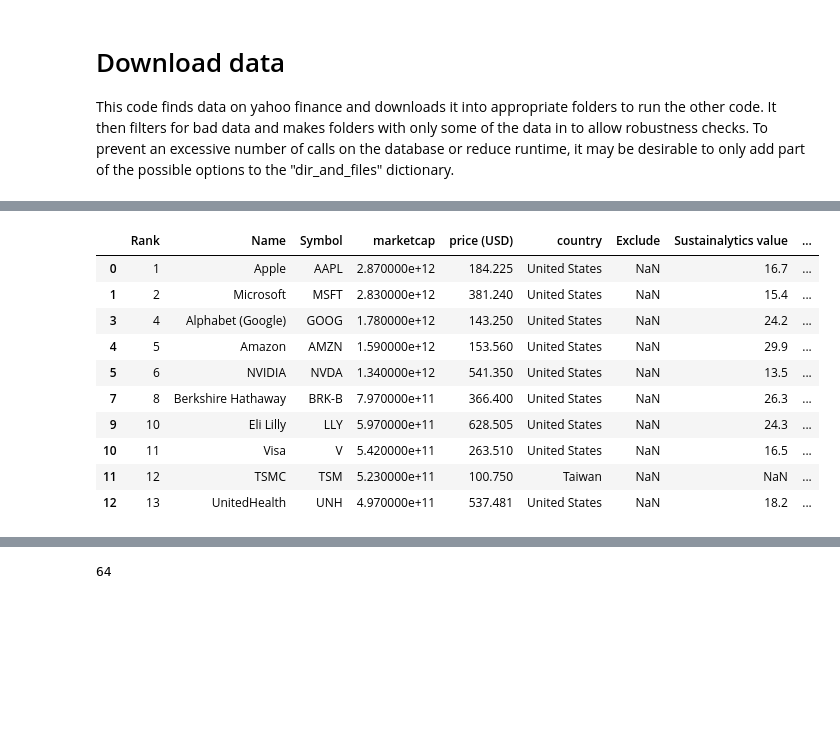
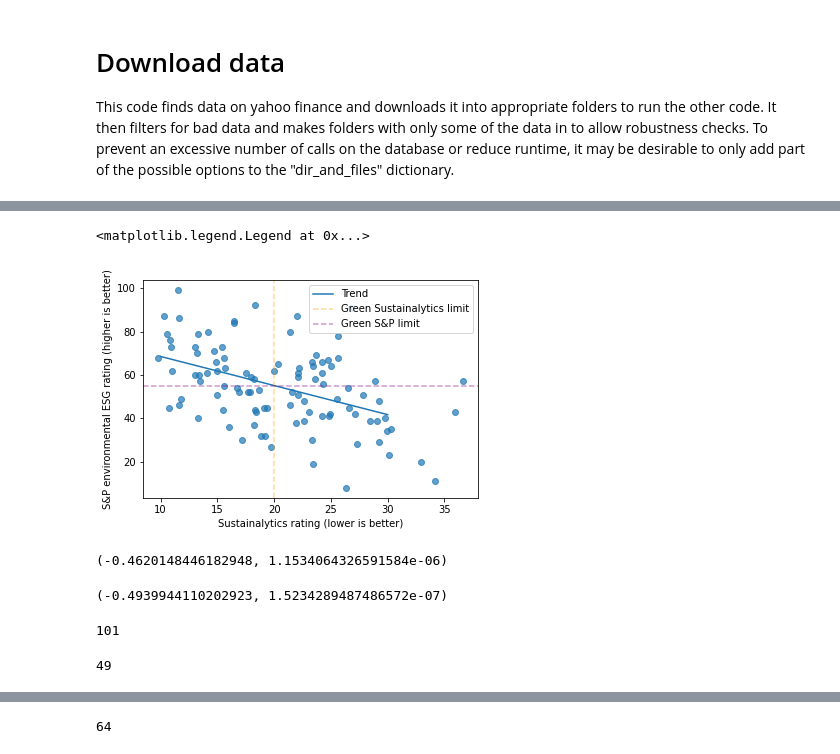
Before and after one commit to Rlamboll/HowStocksJudgeCops, a Jupyter notebook: 01_DownloadData.ipynb, the cells around one changed output, grey strips where cells are left out. Cells and saved outputs as stored; diff of their text form; code cells hidden in the pictures; blank space fills up the shorter version.

```diff
--- a/01_DownloadData.ipynb
+++ b/01_DownloadData.ipynb
@@ -68,14 +60,12 @@ top_companies
-# %%
-top_companies.head(10)
-# %% [output]
-|  | Rank | Name | Symbol | marketcap | price (USD) | country | Exclude | Sustainalytics value | ... |
-| 0 | 1 | Apple | AAPL | 2.870000e+12 | 184.225 | United States | NaN | 16.7 | ... |
-| 1 | 2 | Microsoft | MSFT | 2.830000e+12 | 381.240 | United States | NaN | 15.4 | ... |
-| 3 | 4 | Alphabet (Google) | GOOG | 1.780000e+12 | 143.250 | United States | NaN | 24.2 | ... |
-| 4 | 5 | Amazon | AMZN | 1.590000e+12 | 153.560 | United States | NaN | 29.9 | ... |
-| 5 | 6 | NVIDIA | NVDA | 1.340000e+12 | 541.350 | United States | NaN | 13.5 | ... |
-| 7 | 8 | Berkshire Hathaway | BRK-B | 7.970000e+11 | 366.400 | United States | NaN | 26.3 | ... |
-| 9 | 10 | Eli Lilly | LLY | 5.970000e+11 | 628.505 | United States | NaN | 24.3 | ... |
-| 10 | 11 | Visa | V | 5.420000e+11 | 263.510 | United States | NaN | 16.5 | ... |
-| 11 | 12 | TSMC | TSM | 5.230000e+11 | 100.750 | Taiwan | NaN | NaN | ... |
-| 12 | 13 | UnitedHealth | UNH | 4.970000e+11 | 537.481 | United States | NaN | 18.2 | ... |
+# %%
+# determine the correspondance between S&P and Sustainalytics ratings
+Cola = "Sustainalytics value"
+Colb = "S&P ESG environmental"
+Colc = "S&P ESG"
+# Fit linear regression
+slope, intercept, _, _, _ = linregress(top_companies.dropna(subset=[Cola, Colb])[Cola], top_companies.dropna(subset=[Cola, Colb])[Colb])
+
+# Compute Colb when Cola = 20 and 30
+colb_10 = slope * 10 + intercept
+colb_20 = slope * 20 + intercept
+colb_30 = slope * 30 + intercept
@@ -81,0 +78,29 @@ top_companies.head(10)
+# %%
+plt.scatter(top_companies[Cola],top_companies[Colb], alpha=0.7)
+plt.plot([10, 30], [colb_10, colb_30])
+plt.axvline(x=20, color="orange", alpha=0.4, linestyle="--")
+plt.axhline(y=colb_20, color="purple", alpha=0.4, linestyle="--")
+plt.xlabel("Sustainalytics rating (lower is better)")
+plt.ylabel("S&P environmental ESG rating (higher is better)")
+plt.legend(["_", "Trend", "Green Sustainalytics limit", "Green S&P limit"])
+# %% [output]
+<matplotlib.legend.Legend at 0x...>
+[figure, added]
+# %%
+pearsonr(top_companies.dropna(subset=[Cola, Colb])[Cola],top_companies.dropna(subset=[Cola, Colb])[Colb])
+# %% [output]
+(-0.4620148446182948, 1.1534064326591584e-06)
+# %%
+pearsonr(top_companies.dropna(subset=[Cola, Colc])[Cola],top_companies.dropna(subset=[Cola, Colc])[Colc])
+# %% [output]
+(-0.4939944110202923, 1.5234289487486572e-07)
+# %%
+len(top_companies.dropna(subset=[Cola, Colc]))
+# %% [output]
+101
+# %%
+sandpesgEnv = (top_companies[top_companies[Colb] > colb_20])
+assert len(sandpesgEnv) > 34
+len(sandpesgEnv)
+# %% [output]
+49
```
Also changed, not shown: parts of 23 cells of this notebook, 8 other files.
